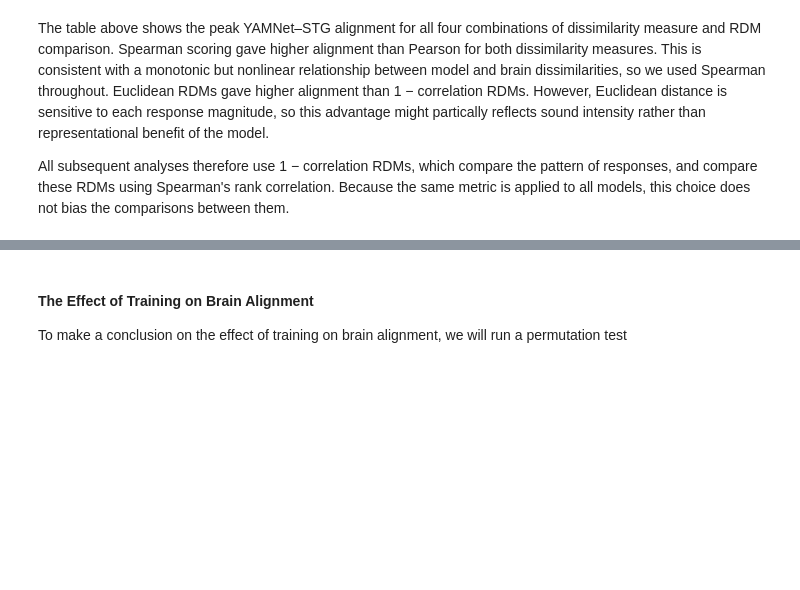
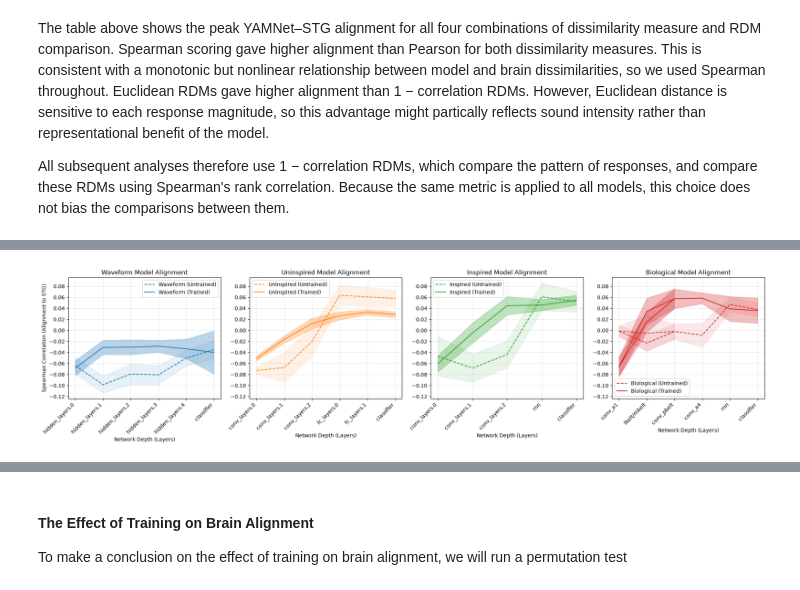
Before and after one commit to Frank03Lambert/MSMBS-Group07, a Jupyter notebook: Assignment4/assignment4_part1.ipynb, the cells around one changed output, grey strips where cells are left out. Saved outputs shown, nothing was run; the diff lists cells and outputs as text; code cells hidden in the pictures; blank space fills up the shorter version.

Commit message:
Finalised the notebook for assignment 4 by adding the biological model and adding explanations to the notebook about the biological model.

```diff
--- a/Assignment4/assignment4_part1.ipynb
+++ b/Assignment4/assignment4_part1.ipynb
@@ -288,0 +263,84 @@ plt.show()
+# %%
+# ---------------------------------------------------------
+# FINAL ANALYSIS: SCORES & PLOTS
+# ---------------------------------------------------------
+
+print("Scoring Custom Models & Generating Analysis Plots...")
+
+models = ["waveform", "uninspired", "inspired", "biological"]
+trained_layer_scores = {m: {} for m in models}
+untrained_layer_scores = {m: {} for m in models}
+
+# Score layers across all runs using Spearman
+for model_name in models:
+    layer_names = list(trained_rdms_1correlation[model_name][0].keys())
+
+    for layer in layer_names:
+        # Trained scores
+        t_scores = [compare_rdms_spearman(run[layer], brain_rdm_1correlation) for run in trained_rdms_1correlation[model_name]]
+        trained_layer_scores[model_name][layer] = np.array(t_scores)
+
+        # Untrained scores
+        u_scores = [compare_rdms_spearman(run[layer], brain_rdm_1correlation) for run in untrained_rdms_1correlation[model_name]]
+        untrained_layer_scores[model_name][layer] = np.array(u_scores)
+
+# Visualization
+fig, axes = plt.subplots(1, 4, figsize=(20, 5), sharey=True)
+colors = {"waveform": "tab:blue", "uninspired": "tab:orange", "inspired": "tab:green", "biological": "tab:red"}
+
+for ax, model_name in zip(axes, models):
+    layer_names = list(trained_layer_scores[model_name].keys())
+
+    # Define paths and x-coordinates to handle branching
+    if model_name == "biological":
+        paths = [
+            ["conv_a1", "conv_lbelt", "conv_pbelt", "conv_a4", "rnn", "classifier"], # Main path
+            ["conv_a1", "conv_mbelt", "conv_pbelt"]                                  # Parallel branch
+        ]
+        x_map = {"conv_a1": 0, "conv_lbelt": 1, "conv_mbelt": 1,
+                 "conv_pbelt": 2, "conv_a4": 3, "rnn": 4, "classifier": 5}
+        x_ticks = [0, 1, 2, 3, 4, 5]
+        x_ticklabels = ["conv_a1", "lbelt/mbelt", "conv_pbelt", "conv_a4", "rnn", "classifier"]
+    else:
+        paths = [layer_names] # Single sequential path for standard models
+        x_map = {layer: i for i, layer in enumerate(layer_names)}
+        x_ticks = list(range(len(layer_names)))
+        x_ticklabels = layer_names
+
+    # Plot each path independently
+    for i, path in enumerate(paths):
+        x_pos = np.array([x_map[layer] for layer in path])
+
+        # Calculate means and CIs specifically for the layers in the current path
+        t_means, t_cis = zip(*[mean_and_ci(trained_layer_scores[model_name][layer]) for layer in path])
+        u_means, u_cis = zip(*[mean_and_ci(untrained_layer_scores[model_name][layer]) for layer in path])
+
+        t_means, t_cis = np.array(t_means), np.array(t_cis)
+        u_means, u_cis = np.array(u_means), np.array(u_cis)
+
+        # Only add labels to the legend for the first path to avoid duplicates
+        label_trained = f'{model_name.capitalize()} (Trained)' if i == 0 else None
+        label_untrained = f'{model_name.capitalize()} (Untrained)' if i == 0 else None
+
+        # Plot Untrained
+        ax.plot(x_pos, u_means, color=colors[model_name], linestyle='--', label=label_untrained)
+        ax.fill_between(x_pos, u_means - u_cis, u_means + u_cis, color=colors[model_name], alpha=0.1)
+
+        # Plot Trained
+        ax.plot(x_pos, t_means, color=colors[model_name], linestyle='-', label=label_trained)
+        ax.fill_between(x_pos, t_means - t_cis, t_means + t_cis, color=colors[model_name], alpha=0.3)
+
+    # Formatting
+    ax.set_xticks(x_ticks)
+    ax.set_xticklabels(x_ticklabels, rotation=45, ha="right")
+    ax.set_title(f"{model_name.capitalize()} Model Alignment")
+    ax.yaxis.set_major_locator(MultipleLocator(0.02))
+    ax.set_xlabel("Network Depth (Layers)")
+    ax.tick_params(axis="y", labelleft=True)
+    ax.grid(True, alpha=0.3)
+    ax.legend()
+
+axes[0].set_ylabel("Spearman Correlation (Alignment to STG)")
+plt.tight_layout()
+plt.show()
+# %% [output]
@@ -289 +348,2 @@ plt.show()
+[figure, added]
 # %%
```
Also changed, not shown: parts of 36 cells of this notebook, 6 other files.
